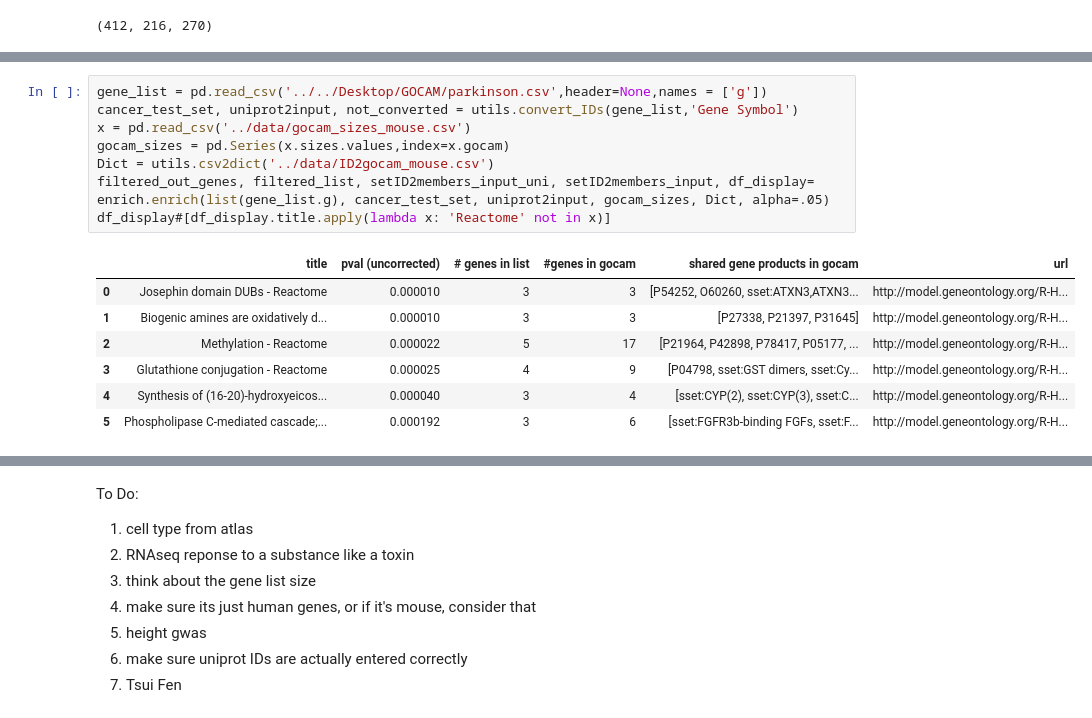
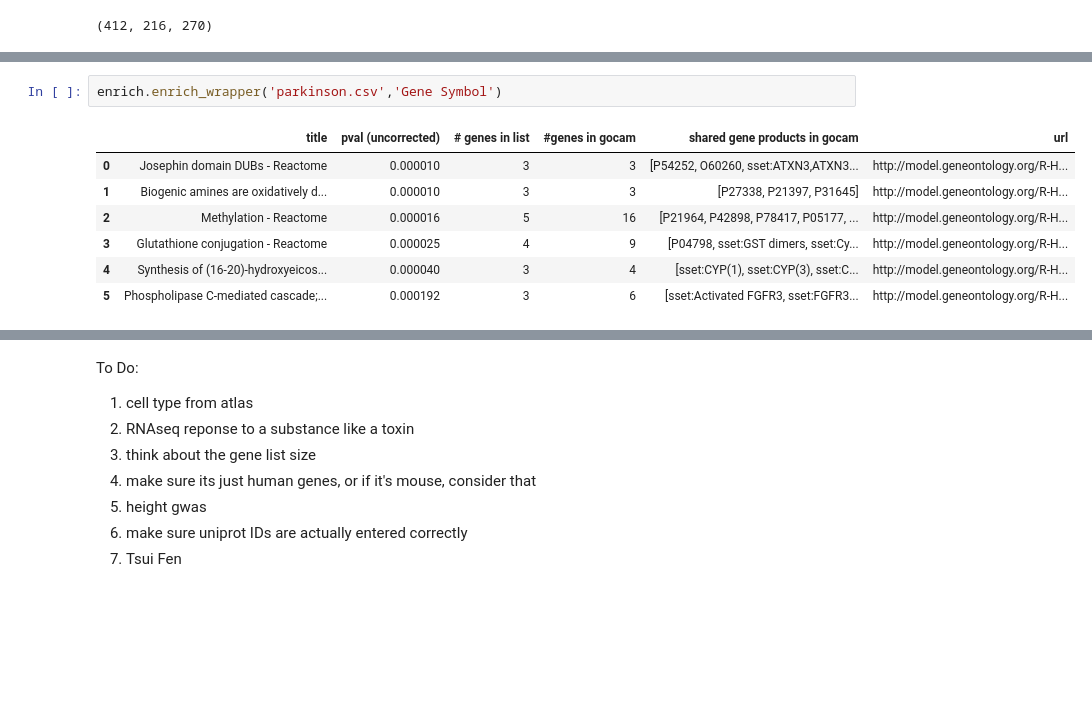
Before and after one commit to nmarkari/gocam_enrichment, a Jupyter notebook: Dev/Enrich-mouse.ipynb, the cells around one changed output, grey strips where cells are left out. Drawn from its saved outputs; the diff is of its cells as text; blank space fills up the shorter version.

```diff
--- a/Dev/Enrich-mouse.ipynb
+++ b/Dev/Enrich-mouse.ipynb
@@ -112,19 +102,13 @@ len(gene_list.g),len(filtered_out_genes)
 # %% [output]
 (63, 35)
 # %%
-gene_list = pd.read_csv('../../Desktop/GOCAM/parkinson.csv',header=None,names = ['g'])
-cancer_test_set, uniprot2input, not_converted = utils.convert_IDs(gene_list,'Gene Symbol')
-x = pd.read_csv('../data/gocam_sizes_mouse.csv')
-gocam_sizes = pd.Series(x.sizes.values,index=x.gocam)
-Dict = utils.csv2dict('../data/ID2gocam_mouse.csv')
-filtered_out_genes, filtered_list, setID2members_input_uni, setID2members_input, df_display= enrich.enrich(list(gene_list.g), cancer_test_set, uniprot2input, gocam_sizes, Dict, alpha=.05)
-df_display#[df_display.title.apply(lambda x: 'Reactome' not in x)]
+enrich.enrich_wrapper('parkinson.csv','Gene Symbol')
 # %% [output]
 |  | title | pval (uncorrected) | # genes in list | #genes in gocam | shared gene products in gocam | url |
 | 0 | Josephin domain DUBs - Reactome | 0.000010 | 3 | 3 | [P54252, O60260, sset:ATXN3,ATXN3... | http://model.geneontology.org/R-H... |
 | 1 | Biogenic amines are oxidatively d... | 0.000010 | 3 | 3 | [P27338, P21397, P31645] | http://model.geneontology.org/R-H... |
-| 2 | Methylation - Reactome | 0.000022 | 5 | 17 | [P21964, P42898, P78417, P05177, ... | http://model.geneontology.org/R-H... |
+| 2 | Methylation - Reactome | 0.000016 | 5 | 16 | [P21964, P42898, P78417, P05177, ... | http://model.geneontology.org/R-H... |
 | 3 | Glutathione conjugation - Reactome | 0.000025 | 4 | 9 | [P04798, sset:GST dimers, sset:Cy... | http://model.geneontology.org/R-H... |
-| 4 | Synthesis of (16-20)-hydroxyeicos... | 0.000040 | 3 | 4 | [sset:CYP(2), sset:CYP(3), sset:C... | http://model.geneontology.org/R-H... |
-| 5 | Phospholipase C-mediated cascade;... | 0.000192 | 3 | 6 | [sset:FGFR3b-binding FGFs, sset:F... | http://model.geneontology.org/R-H... |
+| 4 | Synthesis of (16-20)-hydroxyeicos... | 0.000040 | 3 | 4 | [sset:CYP(1), sset:CYP(3), sset:C... | http://model.geneontology.org/R-H... |
+| 5 | Phospholipase C-mediated cascade;... | 0.000192 | 3 | 6 | [sset:Activated FGFR3, sset:FGFR3... | http://model.geneontology.org/R-H... |
 # %%
```
Also changed, not shown: parts of 25 cells of this notebook, 3 other files.
